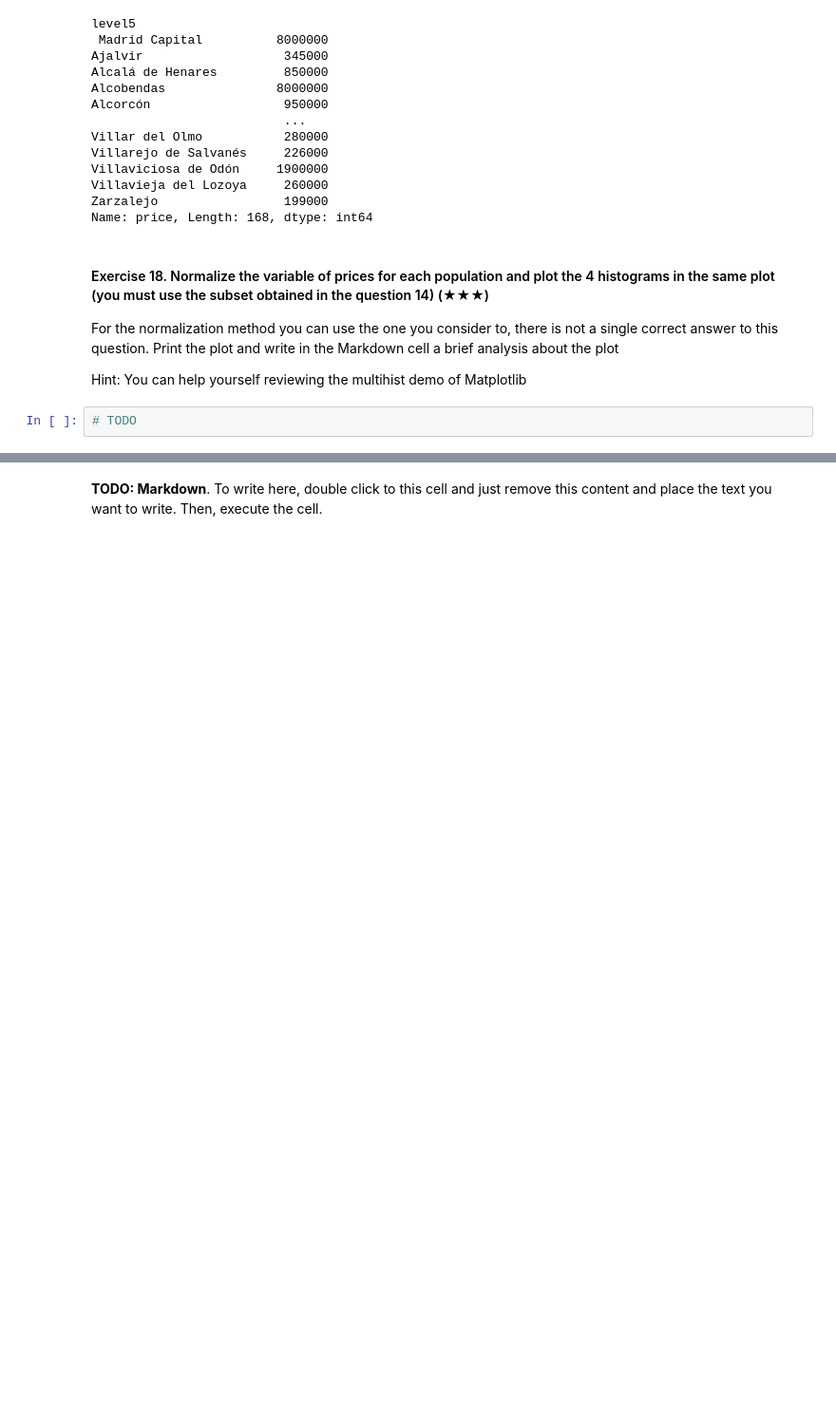
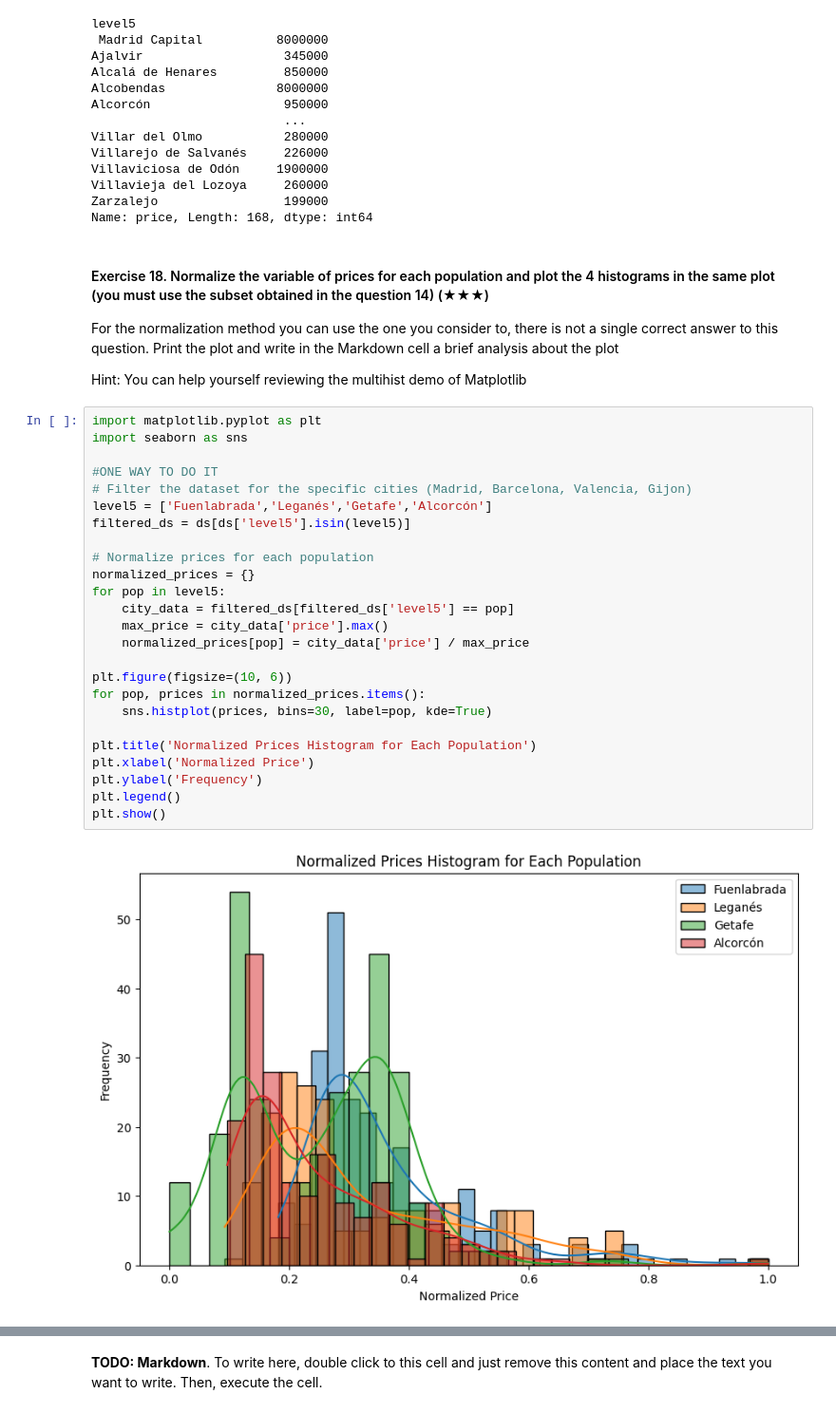
Before and after one commit to easyundercover/realestate-datacleanup-exercise, a Jupyter notebook: project.ipynb, the cells around one changed output, grey strips where cells are left out. Shown at 95% size. Saved outputs shown, nothing was run; the diff lists cells and outputs as text; blank space fills up the shorter version.

```diff
--- a/project.ipynb
+++ b/project.ipynb
@@ -175,4 +176,29 @@ For the normalization method you can use the one you consider to, there is not a
 
 Hint: You can help yourself reviewing the multihist demo of Matplotlib
 # %%
-# TODO
+import matplotlib.pyplot as plt
+import seaborn as sns
+
+#ONE WAY TO DO IT
+# Filter the dataset for the specific cities (Madrid, Barcelona, Valencia, Gijon)
+level5 = ['Fuenlabrada','Leganés','Getafe','Alcorcón']
+filtered_ds = ds[ds['level5'].isin(level5)]
+
+# Normalize prices for each population
+normalized_prices = {}
+for pop in level5:
+    city_data = filtered_ds[filtered_ds['level5'] == pop]
+    max_price = city_data['price'].max()
+    normalized_prices[pop] = city_data['price'] / max_price
+
+plt.figure(figsize=(10, 6))
+for pop, prices in normalized_prices.items():
+    sns.histplot(prices, bins=30, label=pop, kde=True)
+
+plt.title('Normalized Prices Histogram for Each Population')
+plt.xlabel('Normalized Price')
+plt.ylabel('Frequency')
+plt.legend()
+plt.show()
+# %% [output]
+[figure, added]
```
Also changed, not shown: parts of 11 cells of this notebook.
